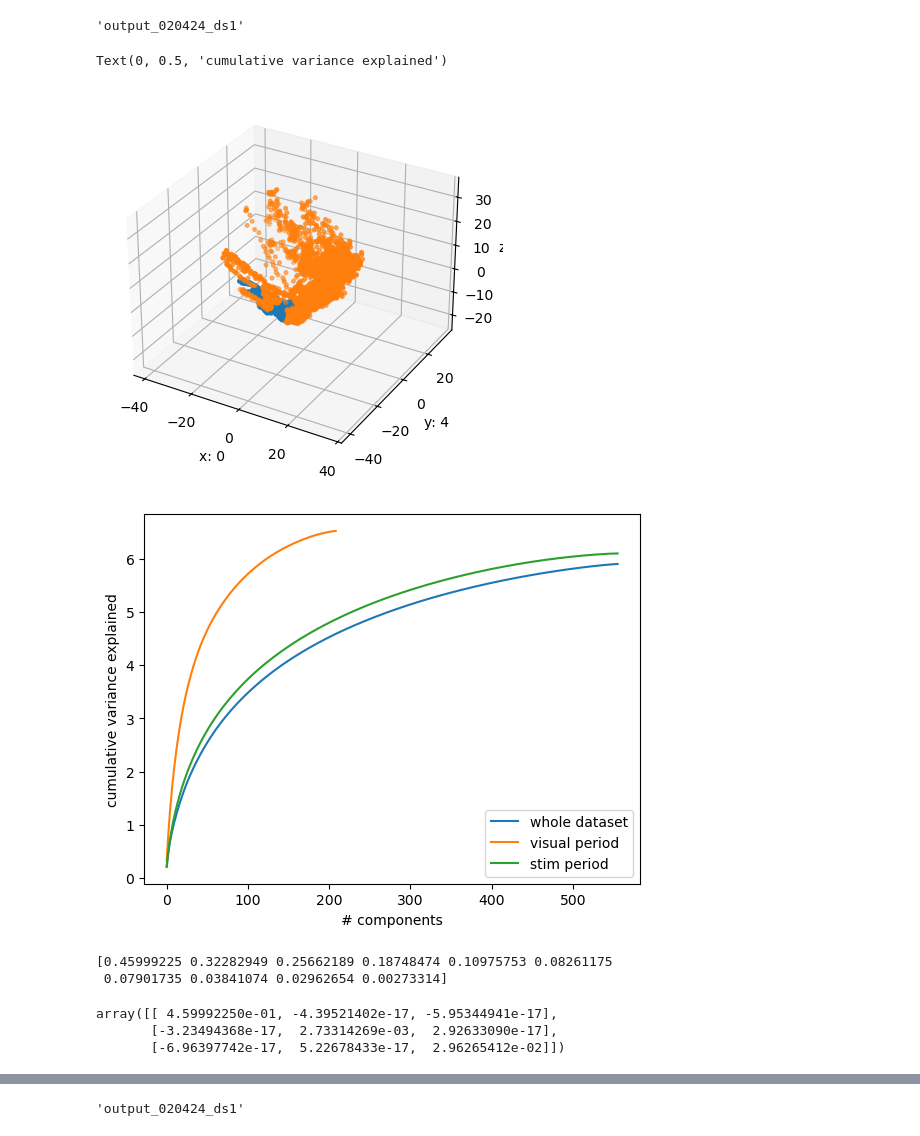
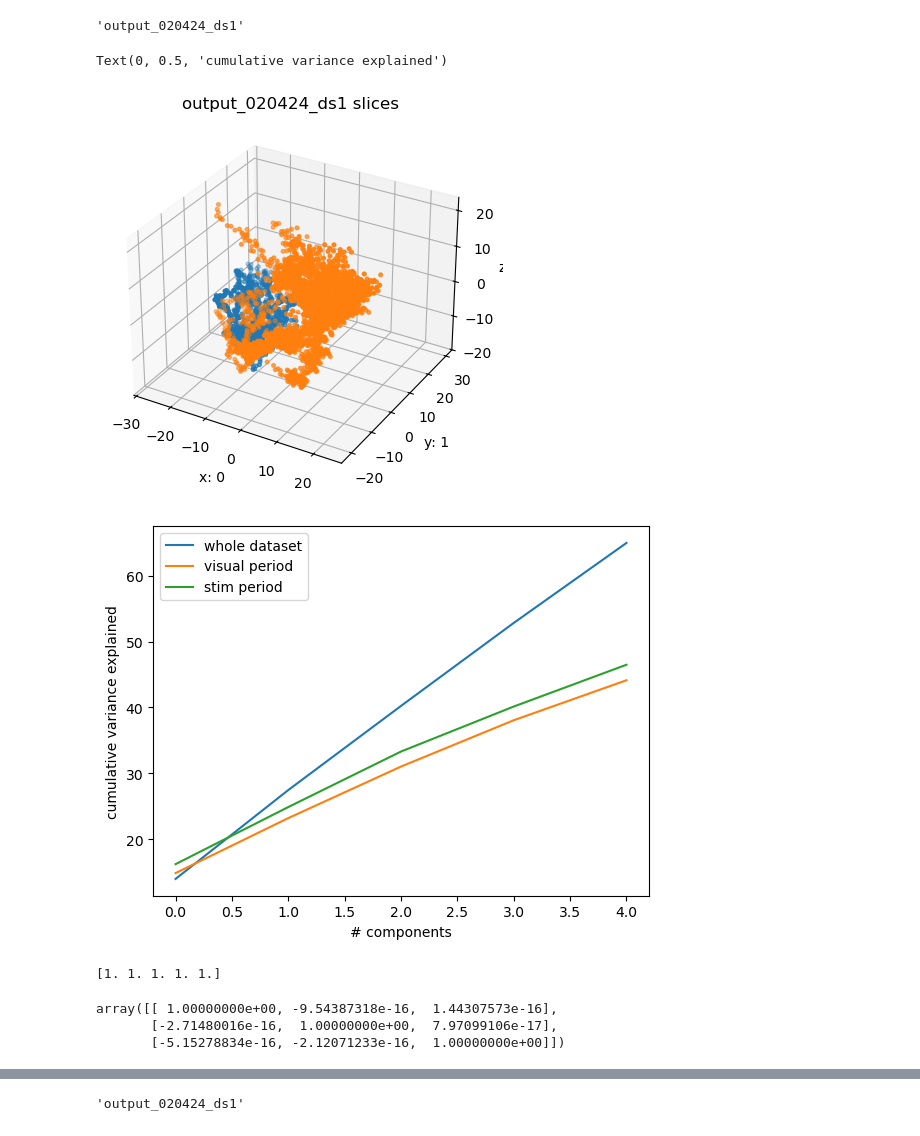
Before and after one commit to draeloslab/AdaptiveLatents, a Jupyter notebook: workspace/nauman24u_scratch.ipynb, the cells around one changed output, grey strips where cells are left out. Saved outputs shown, nothing was run; the diff lists cells and outputs as text; code cells hidden in the pictures.

```diff
--- a/workspace/nauman24u_scratch.ipynb
+++ b/workspace/nauman24u_scratch.ipynb
@@ -9,6 +10,6 @@ import tqdm.notebook as tqdm
 
 rng = np.random.default_rng()
 # %%
-d = datasets.Naumann24uDataset(datasets.Naumann24uDataset.sub_datasets[0])
+d = datasets.Naumann24uDataset(datasets.Naumann24uDataset.sub_datasets[-1])
 d.sub_dataset
 # %% [output]
@@ -134,7 +172,9 @@ p = Pipeline([
 ])
 p.offline_run_on(d.neural_data)
 
-output = p.offline_run_on(d.neural_data, fit=False, convinient_return=False)[0]
+p.freeze(True)
+output = p.offline_run_on(d.neural_data, convinient_return=False)[0]
+p.freeze(False)
 output = [x for x in output if not np.isnan(x).any()]
 output, t = np.squeeze(output), np.squeeze([x.t for x in output])
 # %%
@@ -207,29 +248,41 @@ ax.axis('equal');
 # %%
 def pca(x):
     u, s, vh = np.linalg.svd(x - x.mean(axis=0), full_matrices=False)
-    s = s/x.shape[0]
+    # s = s/x.shape[0]
+    s = s
     s_slice = s > 1e-10
     return u[:, s_slice], s[s_slice], vh.T[:, s_slice]
 
 first_part_slice = d.neural_data.t < d.opto_stimulations['sample'].min()
 
 a = np.squeeze(d.neural_data.a)
+
+
+a = np.vstack([rng.normal(size=(100,5)), 1*rng.normal(size=(50,5))])
+first_part_slice = np.arange(a.shape[0])
+first_part_slice[first_part_slice < 100] = 1
+
 u0, s0, v0 = pca(a)
 u1, s1, v1 = pca(a[first_part_slice])
 u2, s2, v2 = pca(a[~first_part_slice])
 # %%
 %matplotlib inline
 fig, ax = plt.subplots()
-ax.plot(np.cumsum(s0), label='whole dataset')
-ax.plot(np.cumsum(s1), label='visual period')
-ax.plot(np.cumsum(s2), label='stim period')
+
+x0, x1, x2 = [np.arange(s.size) for s in [s0, s1, s2]]
+y0, y1, y2 = [np.cumsum(s) for s in [s0, s1, s2]]
+
+
+ax.plot(x0, y0, label='whole dataset')
+ax.plot(x1, y1, label='visual period')
+ax.plot(x2, y2, label='stim period')
 ax.legend()
 ax.set_xlabel("# components")
 ax.set_ylabel("cumulative variance explained")
 # %% [output]
 Text(0, 0.5, 'cumulative variance explained')
-[figure, old version]
+[figure, new version]
-[figure, old version]
+[figure, new version]
 # %%
 u, s, vh = np.linalg.svd(v1[:,:10].T @ v2[:,:10])
 print(s)
@@ -239,9 +292,8 @@ recombined_1 = v1[:,:10] @ u[:,i]
 recombined_2 = v2[:,:10] @ vh[i].T
 (recombined_1).T @ (recombined_2)
 # %% [output]
-[0.45999225 0.32282949 0.25662189 0.18748474 0.10975753 0.08261175
- 0.07901735 0.03841074 0.02962654 0.00273314]
+[1. 1. 1. 1. 1.]
-array([[ 4.59992250e-01, -4.39521402e-17, -5.95344941e-17],
-       [-3.23494368e-17,  2.73314269e-03,  2.92633090e-17],
-       [-6.96397742e-17,  5.22678433e-17,  2.96265412e-02]])
+array([[ 1.00000000e+00, -9.54387318e-16,  1.44307573e-16],
+       [-2.71480016e-16,  1.00000000e+00,  7.97099106e-17],
+       [-5.15278834e-16, -2.12071233e-16,  1.00000000e+00]])
 # %%
```
Also changed, not shown: parts of 18 cells of this notebook, 13 other files.
